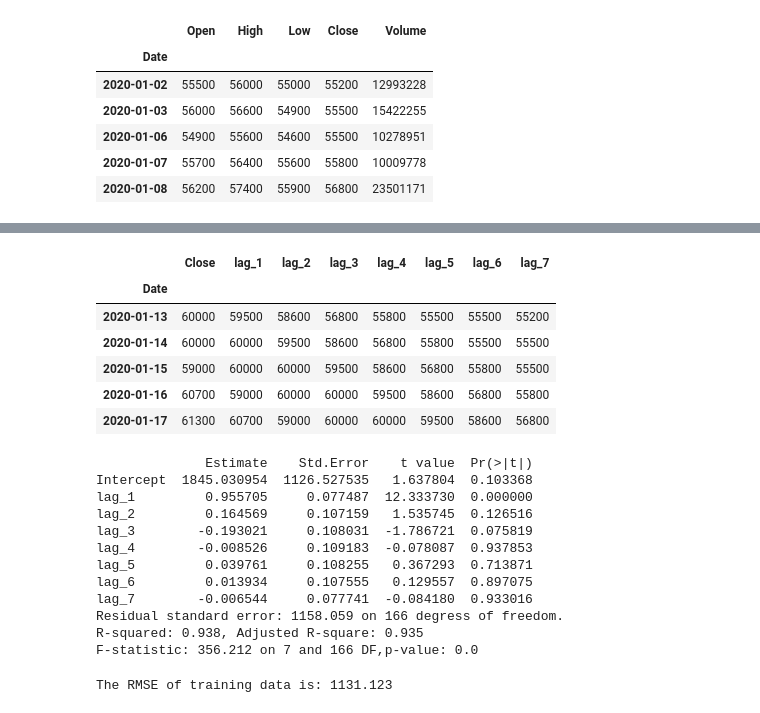
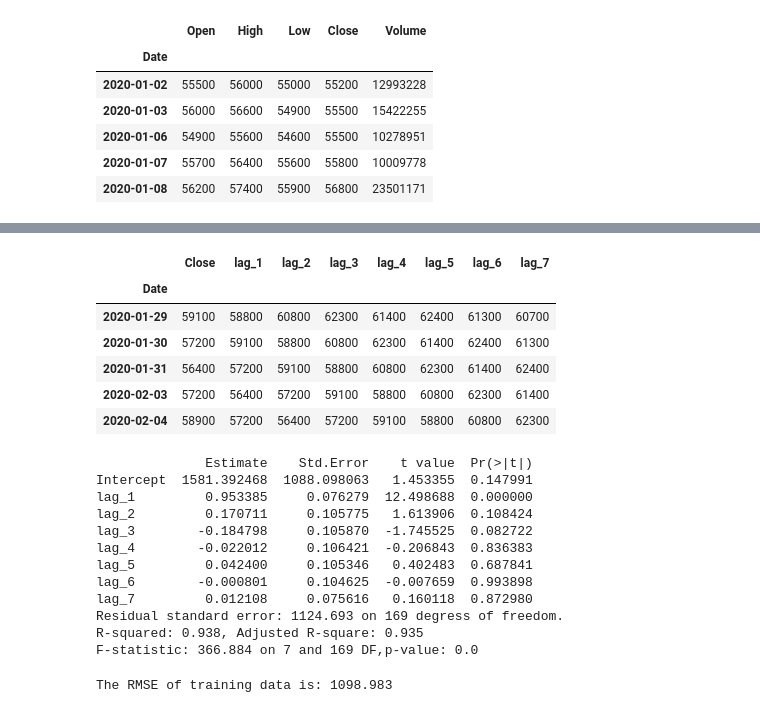
Before and after one commit to hl122/INDE577final, a Jupyter notebook: Supervised learning/Linear Regression/Linear Regression.ipynb, the cells around one changed output, grey strips where cells are left out. Saved outputs shown, nothing was run; the diff lists cells and outputs as text; code cells hidden in the pictures.

```diff
--- a/Supervised learning/Linear Regression/Linear Regression.ipynb
+++ b/Supervised learning/Linear Regression/Linear Regression.ipynb
@@ -130,8 +131,9 @@ from sklearn.model_selection import train_test_split
 import matplotlib.pyplot as plt
 import datetime as dt
 # %%
+#Import stock data from Naver from the specified dates
 start_date = dt.datetime(2020, 1, 1)
-end_date = dt.datetime(2021, 12, 31)
+end_date = dt.datetime(2020, 12, 31)
 data = web.DataReader('005930', 'naver', start_date, end_date)
 
 data.head()
@@ -176,5 +156,6 @@ fig.show("png")
 # %%
-for i in range(1, 8):
+#Use the past 6 days to predict the current
+for i in range(1, 6):
     all_df[f'lag_{i}'] = all_df['Close'].shift(i)
 
 all_df.head(10)
@@ -194,18 +175,17 @@ all_df.head(10)
 # %%
-
 all_df.dropna(inplace=True)
 cols = [f'lag_{i}' for i in range(1, 8)]
 
-train_df = all_df.iloc[0:181-7, :]
+train_df = all_df.iloc[0:181-4, :]
 train_df.head(5)
 # %% [output]
 |  | Close | lag_1 | lag_2 | lag_3 | lag_4 | lag_5 | lag_6 | lag_7 |
 | Date |  |  |  |  |  |  |  |  |
-| 2020-01-13 | 60000 | 59500 | 58600 | 56800 | 55800 | 55500 | 55500 | 55200 |
-| 2020-01-14 | 60000 | 60000 | 59500 | 58600 | 56800 | 55800 | 55500 | 55500 |
-| 2020-01-15 | 59000 | 60000 | 60000 | 59500 | 58600 | 56800 | 55800 | 55500 |
-| 2020-01-16 | 60700 | 59000 | 60000 | 60000 | 59500 | 58600 | 56800 | 55800 |
-| 2020-01-17 | 61300 | 60700 | 59000 | 60000 | 60000 | 59500 | 58600 | 56800 |
+| 2020-01-29 | 59100 | 58800 | 60800 | 62300 | 61400 | 62400 | 61300 | 60700 |
+| 2020-01-30 | 57200 | 59100 | 58800 | 60800 | 62300 | 61400 | 62400 | 61300 |
+| 2020-01-31 | 56400 | 57200 | 59100 | 58800 | 60800 | 62300 | 61400 | 62400 |
+| 2020-02-03 | 57200 | 56400 | 57200 | 59100 | 58800 | 60800 | 62300 | 61400 |
+| 2020-02-04 | 58900 | 57200 | 56400 | 57200 | 59100 | 58800 | 60800 | 62300 |
 # %%
 X = train_df[cols]
 y = train_df['Close']
@@ -218,19 +197,19 @@ model.fit(X, y)
 model.summary()
 # %% [output]
               Estimate    Std.Error    t value  Pr(>|t|)
-Intercept  1845.030954  1126.527535   1.637804  0.103368
-lag_1         0.955705     0.077487  12.333730  0.000000
-lag_2         0.164569     0.107159   1.535745  0.126516
-lag_3        -0.193021     0.108031  -1.786721  0.075819
-lag_4        -0.008526     0.109183  -0.078087  0.937853
-lag_5         0.039761     0.108255   0.367293  0.713871
-lag_6         0.013934     0.107555   0.129557  0.897075
-lag_7        -0.006544     0.077741  -0.084180  0.933016
-Residual standard error: 1158.059 on 166 degress of freedom.
+Intercept  1581.392468  1088.098063   1.453355  0.147991
+lag_1         0.953385     0.076279  12.498688  0.000000
+lag_2         0.170711     0.105775   1.613906  0.108424
+lag_3        -0.184798     0.105870  -1.745525  0.082722
+lag_4        -0.022012     0.106421  -0.206843  0.836383
+lag_5         0.042400     0.105346   0.402483  0.687841
+lag_6        -0.000801     0.104625  -0.007659  0.993898
+lag_7         0.012108     0.075616   0.160118  0.872980
+Residual standard error: 1124.693 on 169 degress of freedom.
 R-squared: 0.938, Adjusted R-square: 0.935
-F-statistic: 356.212 on 7 and 166 DF,p-value: 0.0
+F-statistic: 366.884 on 7 and 169 DF,p-value: 0.0
 # %%
 RMSE = model.RMSE(X, y)
 print(f"The RMSE of training data is: {round(RMSE, 3)}")
 # %% [output]
-The RMSE of training data is: 1131.123
+The RMSE of training data is: 1098.983
```
Also changed, not shown: parts of 14 cells of this notebook, 3 other files.
